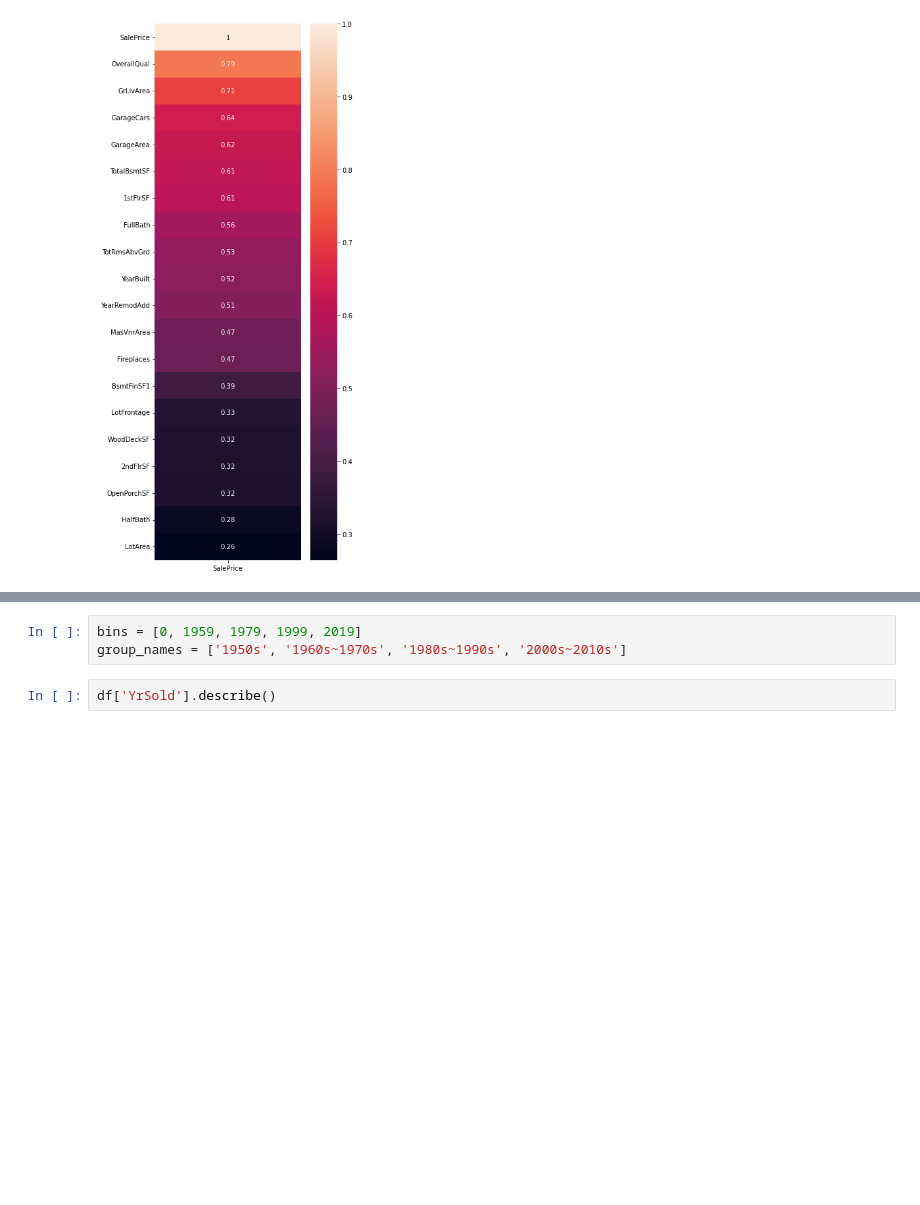
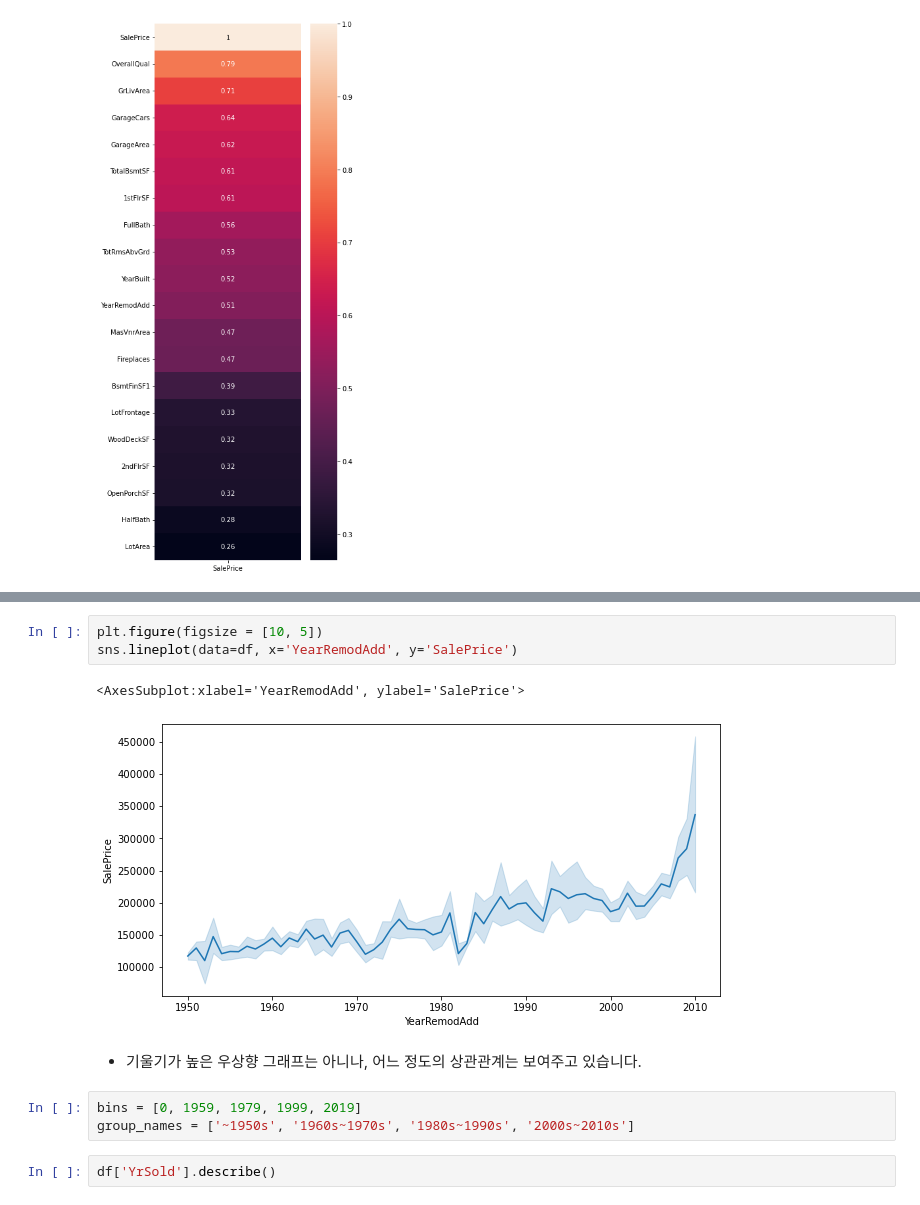
Before and after one commit to bmr03016/House-Prices, a Jupyter notebook: housing.ipynb, the cells around one changed output, grey strips where cells are left out. Drawn from its saved outputs; the diff is of its cells as text; blank space fills up the shorter version.

```diff
--- a/housing.ipynb
+++ b/housing.ipynb
@@ -119,6 +125,14 @@ sns.heatmap(corr_matrix[['SalePrice']].sort_values(by=['SalePrice'],
+# %%
+plt.figure(figsize = [10, 5])
+sns.lineplot(data=df, x='YearRemodAdd', y='SalePrice')
+# %% [output]
+<AxesSubplot:xlabel='YearRemodAdd', ylabel='SalePrice'>
+[figure, added]
+# %% [markdown]
+- 기울기가 높은 우상향 그래프는 아니나, 어느 정도의 상관관계는 보여주고 있습니다.
 # %%
 bins = [0, 1959, 1979, 1999, 2019]
-group_names = ['1950s', '1960s~1970s', '1980s~1990s', '2000s~2010s']
+group_names = ['~1950s', '1960s~1970s', '1980s~1990s', '2000s~2010s']
 # %%
 df['YrSold'].describe()
 # %% [output]
```
Also changed, not shown: parts of 59 cells of this notebook.
